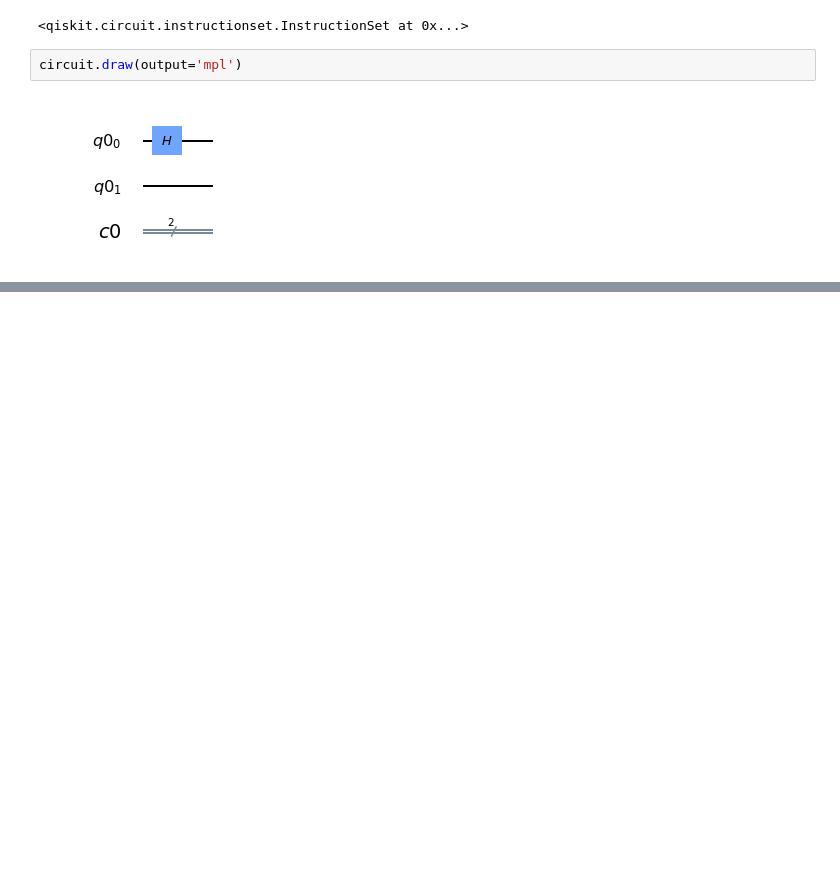
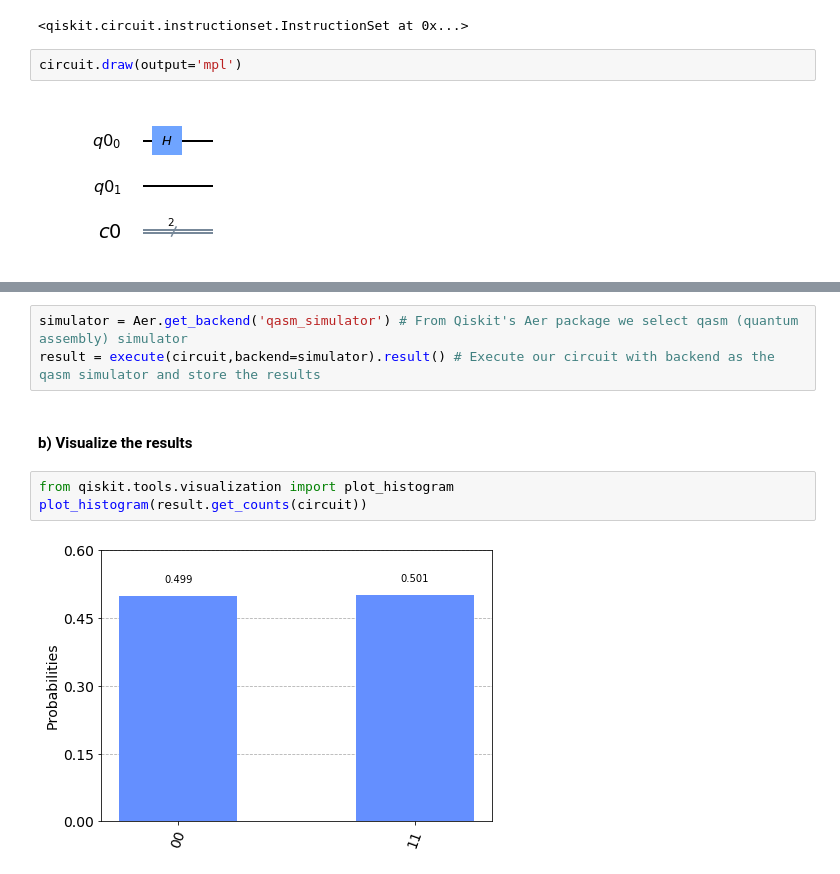
Before and after one commit to sid1993/Quantum, a Jupyter notebook: Basics.ipynb, the cells around one changed output, grey strips where cells are left out. Cells and saved outputs as stored; diff of their text form; blank space fills up the shorter version.

```diff
--- a/Basics.ipynb
+++ b/Basics.ipynb
@@ -31,0 +70,10 @@ O/P can be thought as c xor t
+# %%
+simulator = Aer.get_backend('qasm_simulator') # From Qiskit's Aer package we select qasm (quantum assembly) simulator
+result = execute(circuit,backend=simulator).result() # Execute our circuit with backend as the qasm simulator and store the results
+# %% [markdown]
+#### b) Visualize the results
+# %%
+from qiskit.tools.visualization import plot_histogram
+plot_histogram(result.get_counts(circuit))
+# %% [output]
+[figure, added]
```
Also changed, not shown: parts of 17 cells of this notebook.
